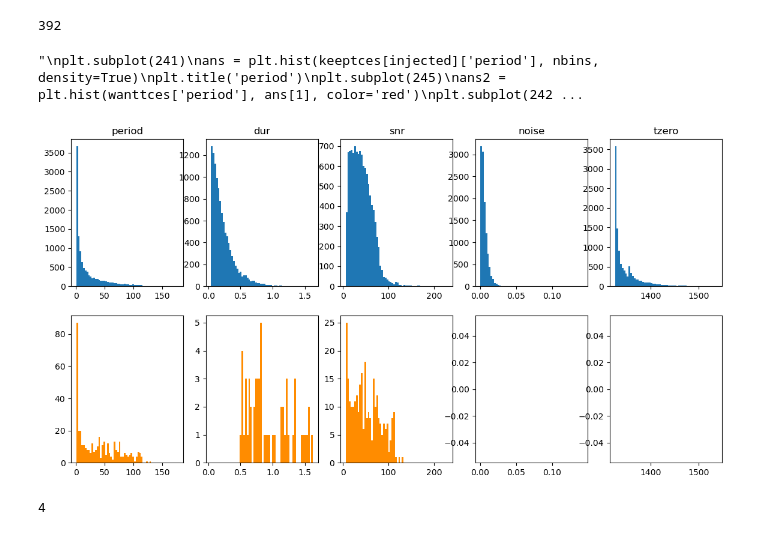
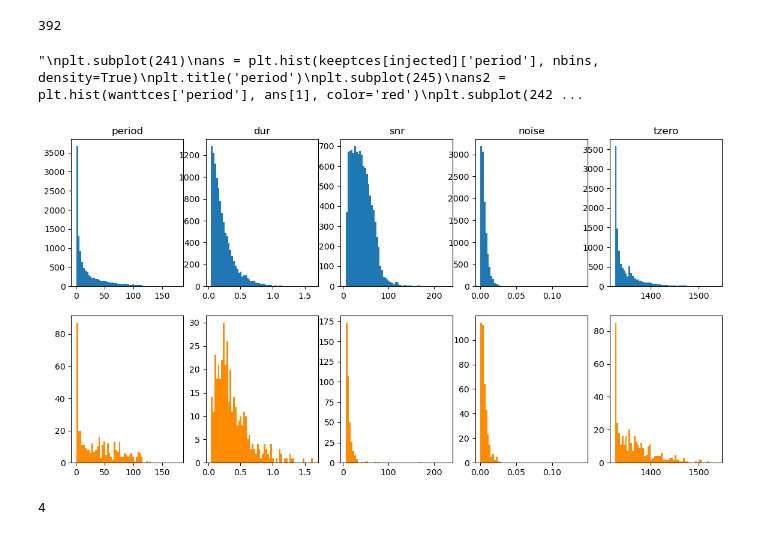
Before and after one commit to mustaric/tess_xrp_exoplanets, a Jupyter notebook: classify/random_forest_20240817.ipynb, the cells around one changed output. Drawn from its saved outputs; the diff is of its cells as text; code cells hidden in the pictures.

Commit message:
fix plot

```diff
--- a/classify/random_forest_20240817.ipynb
+++ b/classify/random_forest_20240817.ipynb
@@ -250,38 +250,19 @@ print(len(wanttces))
 # %%
 nbins = 60
 params = ['period', 'dur','snr','noise','tzero']   #Must be 2,3,4,5,6,7
 plt.figure(figsize=(14,7))
 
 numpar= len(params)
 
 for i,aparam in enumerate(params):
     plt.subplot(2,numpar,i+1)
     ans = plt.hist(keeptces[injected][aparam], nbins, density=False)
     plt.title(aparam)
     plt.subplot(2,numpar,i+1+numpar)
-    ans2 = plt.hist(wanttces['period'], ans[1], color='darkorange', density=False)
-
-"""
-plt.subplot(241)
-ans = plt.hist(keeptces[injected]['period'], nbins, density=True)
-plt.title('period')
-plt.subplot(245)
-ans2 = plt.hist(wanttces['period'], ans[1], color='red')
-plt.subplot(242)
-
-plt.subplot(246)
-ans = plt.hist(wanttces['dur'], nbins)
-
-plt.title('duration')
-plt.subplot(243)
-ans = plt.hist(wanttces['snr'], nbins)
-plt.title('snr')
-plt.subplot(244)
-ans =plt.hist(wanttces['Tmag'], nbins)
-plt.title('Tmag')"""
+    ans2 = plt.hist(wanttces[aparam], ans[1], color='darkorange', density=False)
 # %% [output]
 "\nplt.subplot(241)\nans = plt.hist(keeptces[injected]['period'], nbins, density=True)\nplt.title('period')\nplt.subplot(245)\nans2 = plt.hist(wanttces['period'], ans[1], color='red')\nplt.subplot(242 ...
-[figure, old version]
+[figure, new version]
 # %%
 len(params)
 # %% [output]
```
